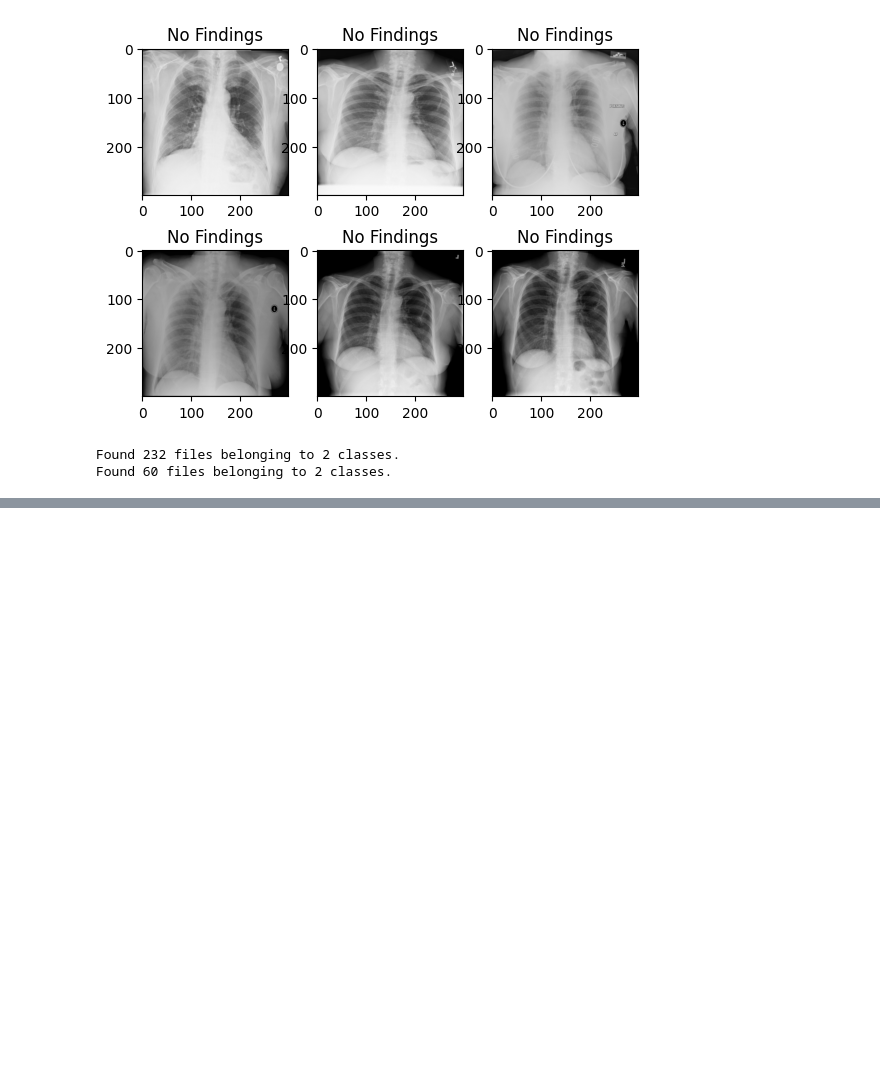
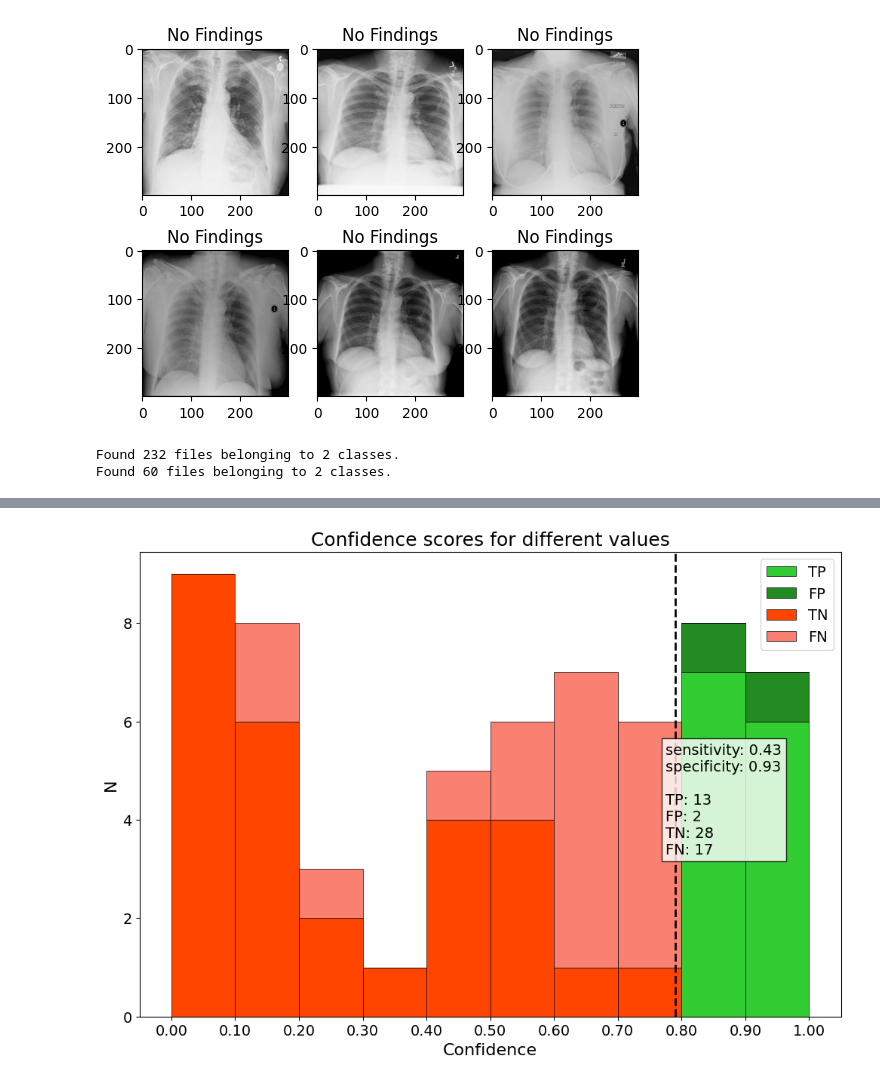
Before and after one commit to arafatanam/Evaluating-Chest-X-Rays-using-TensorFlow, a Jupyter notebook: chest_xray.ipynb, the cells around one changed output, grey strips where cells are left out. Cells and saved outputs as stored; diff of their text form; code cells hidden in the pictures; blank space fills up the shorter version.

```diff
--- a/chest_xray.ipynb
+++ b/chest_xray.ipynb
@@ -309,0 +475,42 @@ plt.show()
+# %%
+# Set the confidence threshold for classifying an image as positive
+cutoff = 0.79  # Value between 0 and 1
+# %%
+# Create a histogram of model predictions using a specified confidence cutoff and display corresponding TP, FP, TN, FN counts along with sensitivity and specificity
+def create_with_cutoff(cutoff):
+    __, ax = plt.subplots(figsize=(12, 8))  # Increased figure size
+
+    # Separate predictions based on cutoff and true labels
+    TP = df.loc[(df['label'] == "pos") & (df["confidence"] > cutoff)]["confidence"]
+    FP = df.loc[(df['label'] == "neg") & (df["confidence"] > cutoff)]["confidence"]
+    FN = df.loc[(df['label'] == "pos") & (df["confidence"] < cutoff)]["confidence"]
+    TN = df.loc[(df['label'] == "neg") & (df["confidence"] < cutoff)]["confidence"]
+
+    # Plot the histogram
+    plt.hist([TP, FP, TN, FN], bins=np.arange(0.0, 1.1, 0.1).tolist(),
+             edgecolor='black', linewidth=0.5, density=False, histtype='bar',
+             stacked=True, color=['limegreen', 'forestgreen', 'orangered', 'salmon'],
+             label=['TP', 'FP', 'TN', 'FN'])
+
+    plt.xlabel('Confidence', fontsize=16)
+    plt.ylabel('N', fontsize=16)
+    plt.xticks(np.arange(0.0, 1.1, 0.1), fontsize=14)
+    plt.yticks(fontsize=14)
+    ax.xaxis.set_major_formatter(FormatStrFormatter('%.2f'))
+    plt.title('Confidence scores for different values', fontsize=18)
+    plt.axvline(cutoff, color='k', linestyle='dashed', linewidth=2)
+    plt.legend(loc="upper right", fontsize=14)
+
+    # Calculate and display sensitivity and specificity
+    sens = round(len(TP) / (len(TP) + len(FN)), 2)
+    spec = round(len(TN) / (len(TN) + len(FP)), 2)
+    stats = f"sensitivity: {sens}\nspecificity: {spec}\n\nTP: {len(TP)}\nFP: {len(FP)}\nTN: {len(TN)}\nFN: {len(FN)}"
+
+    plt.text(0.75, 0.35, stats, fontsize=14, transform=ax.transAxes,
+             bbox=dict(facecolor='white', alpha=0.8, edgecolor='black'))
+
+    plt.show()
+
+create_with_cutoff(cutoff)
+# %% [output]
+[figure, added]
```
Also changed, not shown: parts of 12 cells of this notebook, 1 other file.
